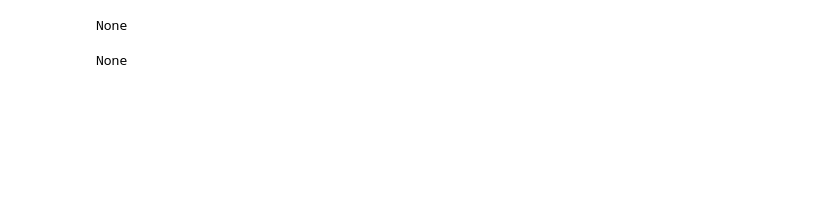
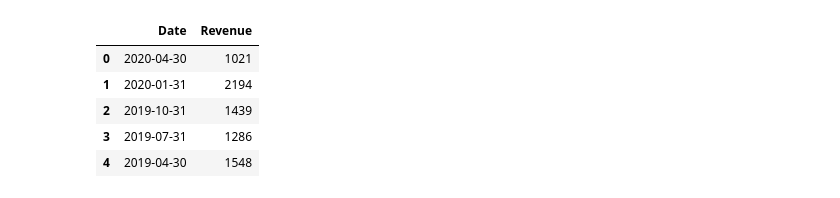
Before and after one commit to Victor-Rubilar/testrepo, a Jupyter notebook: Victor_Rubilar_2.ipynb, the cells around one changed output. Cells and saved outputs as stored; diff of their text form; code cells hidden in the pictures; blank space fills up the shorter version.

```diff
--- a/Victor_Rubilar_2.ipynb
+++ b/Victor_Rubilar_2.ipynb
@@ -32,21 +126,0 @@ soup = BeautifulSoup(html_data, "html5lib")
-# %%
-tesla_revenue = pd.DataFrame(columns=["Date", "Revenue"])
-
-# Find the table containing the revenue data using its class
-table = soup.find('table', class_='historical-data_table')
-
-# Check if the table was found before proceeding
-if table:
-    for row in table.find_all("tr"):
-        # Add code to process each row here
-        # Example: extracting data from columns
-        cols = row.find_all("td")
-        if cols:
-            date = cols[0].text.strip()
-            revenue = cols[1].text.strip()
-            tesla_revenue = pd.concat([tesla_revenue, pd.DataFrame({"Date": [date], "Revenue": [revenue]})], ignore_index=True)
-else:
-    print("Table not found on the page. Check the HTML structure or your selector.")
-
-# Display the extracted data
-print(tesla_revenue.tail())
@@ -181,4 +168,0 @@ make_graph(tesla_data, tesla_revenue, 'Tesla')
-# %%
-print(make_graph(tesla_data, tesla_revenue, 'Tesla'))
-# %% [output]
-None
@@ -244,4 +169,27 @@ make_graph(gme_data, gme_revenue, 'GameStop')
-# %%
-print(make_graph(gme_data, gme_revenue, 'GameStop'))
-# %% [output]
-None
+# %%
+# PREGUNTA 4: Extracción de datos de ingresos de GameStop utilizando Webscraping
+
+html_data_2=requests.get("https://cf-courses-data.s3.us.cloud-object-storage.appdomain.cloud/IBMDeveloperSkillsNetwork-PY0220EN-SkillsNetwork/labs/project/stock.html").text
+beautiful_soup_2=BeautifulSoup(html_data_2,'html.parser')
+# %%
+Tables = beautiful_soup_2.find_all('table')
+for table in Tables:
+    if "GameStop Quarterly Revenue" in table.text:
+        gme_revenue_table=table
+gme_revenue = pd.DataFrame(columns=["Date","Revenue"])
+for row in gme_revenue_table.find_all('tr')[1:]:
+    date = row.find_all('td')[0].text
+    revenue = row.find_all('td')[1].text
+    nRow= pd.DataFrame({'Date':[date],'Revenue':[revenue]})
+    gme_revenue = pd.concat([gme_revenue,nRow],ignore_index=True)
+gme_revenue["Revenue"] = gme_revenue['Revenue'].str.replace(',|\$',"", regex=True)
+gme_revenue.dropna(inplace=True)
+gme_revenue = gme_revenue[gme_revenue['Revenue'] != ""]
+gme_revenue.head()
+# %% [output]
+|  | Date | Revenue |
+| 0 | 2020-04-30 | 1021 |
+| 1 | 2020-01-31 | 2194 |
+| 2 | 2019-10-31 | 1439 |
+| 3 | 2019-07-31 | 1286 |
+| 4 | 2019-04-30 | 1548 |
```
Also changed, not shown: parts of 21 cells of this notebook.
